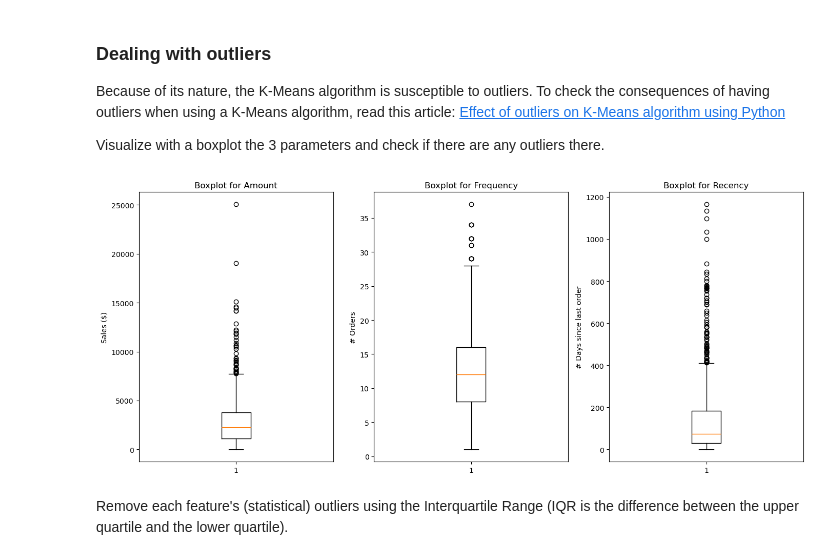
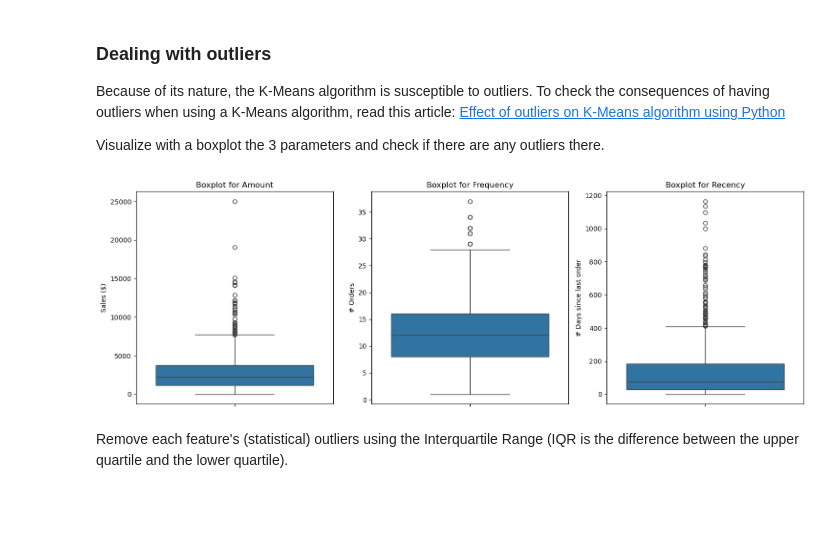
Before and after one commit to michalpasternak7/e-Commerce, a Jupyter notebook: superstore_clustering.ipynb, the cells around one changed output. Saved outputs shown, nothing was run; the diff lists cells and outputs as text; code cells hidden in the pictures; blank space fills up the shorter version.

```diff
--- a/superstore_clustering.ipynb
+++ b/superstore_clustering.ipynb
@@ -113,30 +108,33 @@ Because of its nature, the K-Means algorithm is susceptible to outliers. To chec
 Visualize with a boxplot the 3 parameters and check if there are any outliers there.
 # %%
 # Create a boxplot for each parameter
-plt.figure(figsize=(14, 6))
+plt.figure(figsize=(15, 5))
 
 # Boxplot for Amount
 plt.subplot(1, 3, 1)
-plt.boxplot(rfm_df['Amount'])
+#plt.boxplot(rfm_df['Amount'])
+sns.boxplot(y='Amount', data=rfm_df)
 plt.title('Boxplot for Amount')
 plt.ylabel('Sales ($)')
 
 # Boxplot for Frequency
 plt.subplot(1, 3, 2)
-plt.boxplot(rfm_df['Frequency'])
+#plt.boxplot(rfm_df['Frequency'])
+sns.boxplot(y='Frequency', data=rfm_df)
 plt.title('Boxplot for Frequency')
 plt.ylabel('# Orders')
 
 # Boxplot for Recency
 plt.subplot(1, 3, 3)
-plt.boxplot(rfm_df['Recency'])
+#plt.boxplot(rfm_df['Recency'])
+sns.boxplot(y='Recency', data=rfm_df)
 plt.title('Boxplot for Recency')
 plt.ylabel('# Days since last order')
 
 plt.tight_layout()
 plt.show()
 # %% [output]
-[figure, old version]
+[figure, new version]
 # %% [markdown]
 Remove each feature's (statistical) outliers using the Interquartile Range (IQR is the difference between the upper quartile and the lower quartile).
 # %%
```
Also changed, not shown: parts of 17 cells of this notebook.
